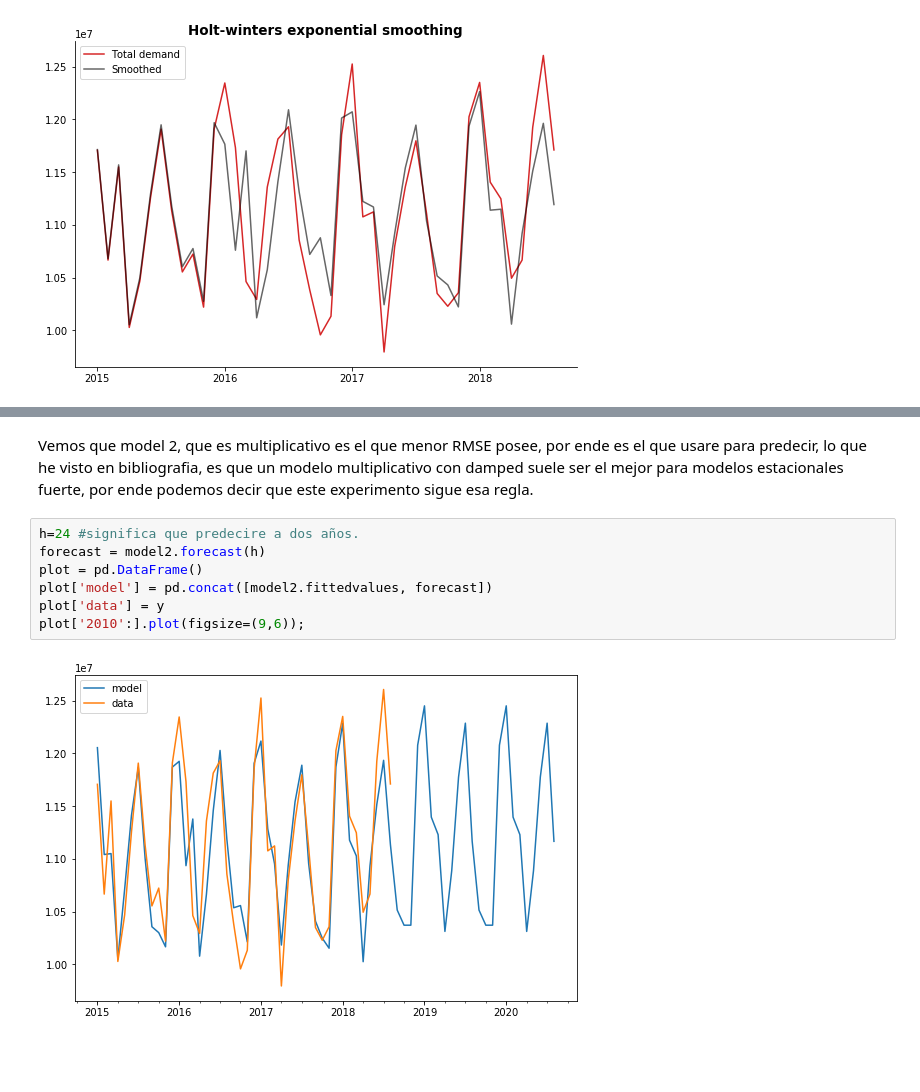
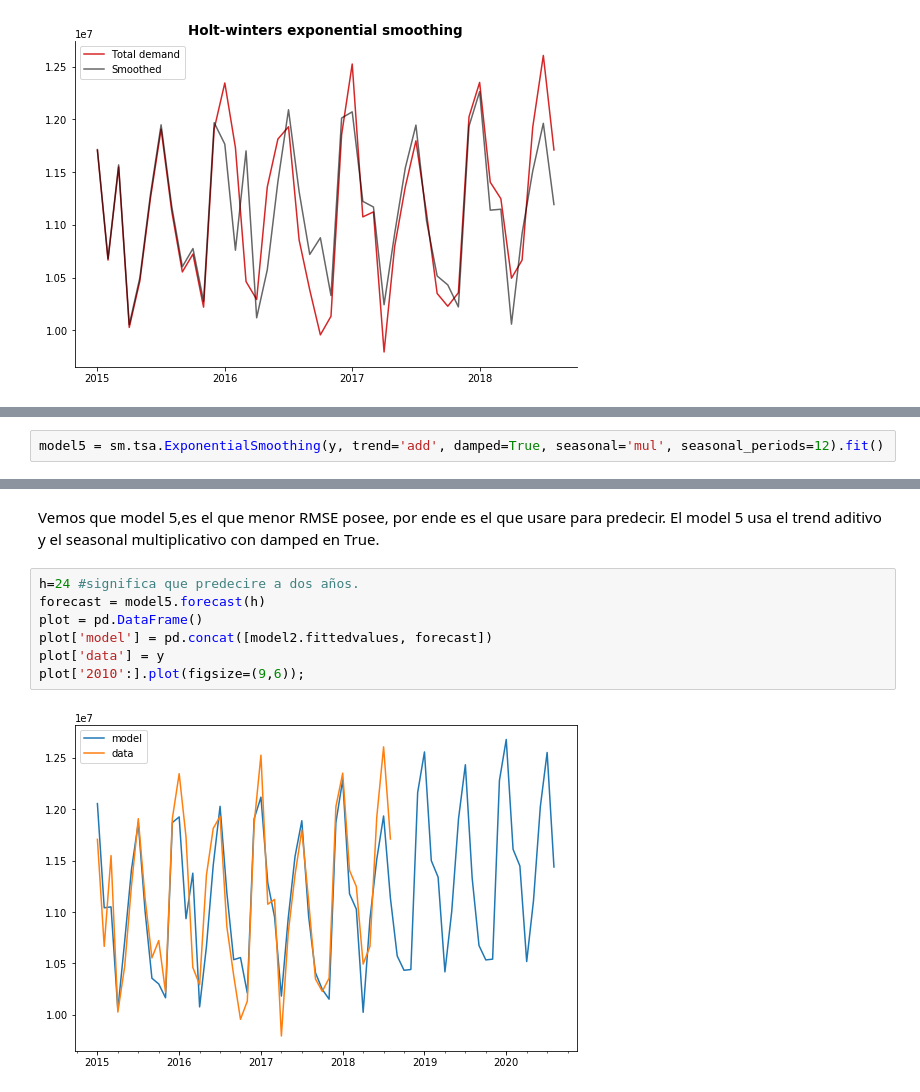
Before and after one commit to MauricioClerici/series-temporales-lab1, a Jupyter notebook: Lab2-Mauricio-Clerici.ipynb, the cells around one changed output, grey strips where cells are left out. Saved outputs shown, nothing was run; the diff lists cells and outputs as text; blank space fills up the shorter version.

Commit message:
agregué un modelos mixtos

```diff
--- a/Lab2-Mauricio-Clerici.ipynb
+++ b/Lab2-Mauricio-Clerici.ipynb
@@ -199,0 +215,2 @@ plot_holt(model3)
+# %%
+model5 = sm.tsa.ExponentialSmoothing(y, trend='add', damped=True, seasonal='mul', seasonal_periods=12).fit()
@@ -200,11 +230,11 @@ plot_holt(model3)
 # %% [markdown]
-Vemos que model 2, que es multiplicativo es el que menor RMSE posee, por ende es el que usare para predecir, lo que he visto en bibliografia, es que un modelo multiplicativo con damped suele ser el mejor para modelos estacionales fuerte, por ende podemos decir que este experimento sigue esa regla.
+Vemos que model 5,es el que menor RMSE posee, por ende es el que usare para predecir. El model 5 usa el trend aditivo y el seasonal multiplicativo con damped en True.
 # %%
 h=24 #significa que predecire a dos años.
-forecast = model2.forecast(h)
+forecast = model5.forecast(h)
 plot = pd.DataFrame()
 plot['model'] = pd.concat([model2.fittedvalues, forecast])
 plot['data'] = y
 plot['2010':].plot(figsize=(9,6));
 # %% [output]
-[figure, old version]
+[figure, new version]
```
Also changed, not shown: parts of 5 cells of this notebook.
